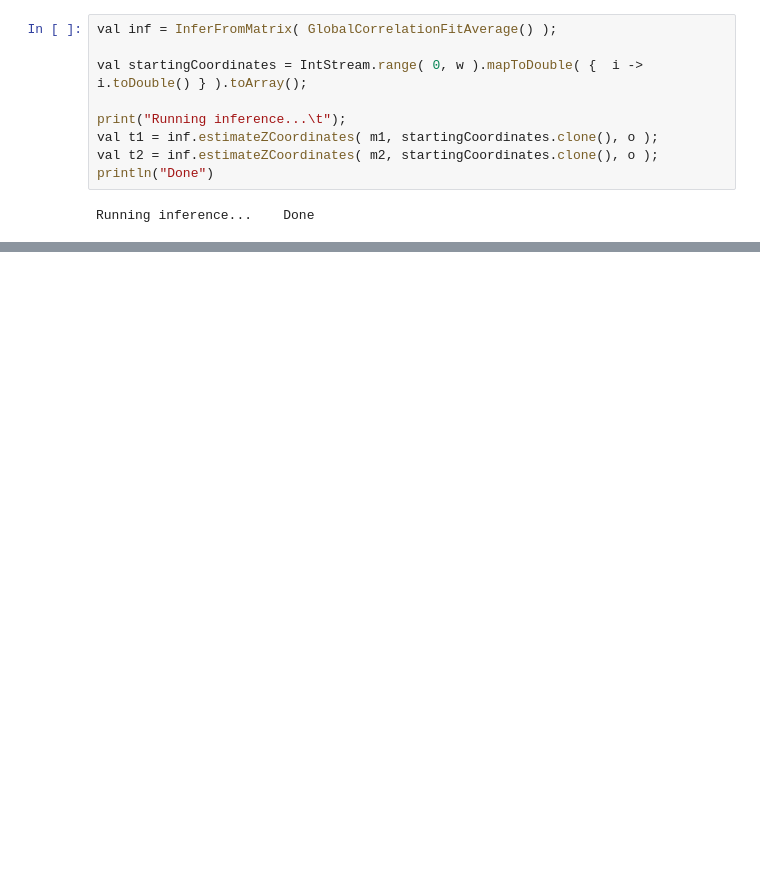
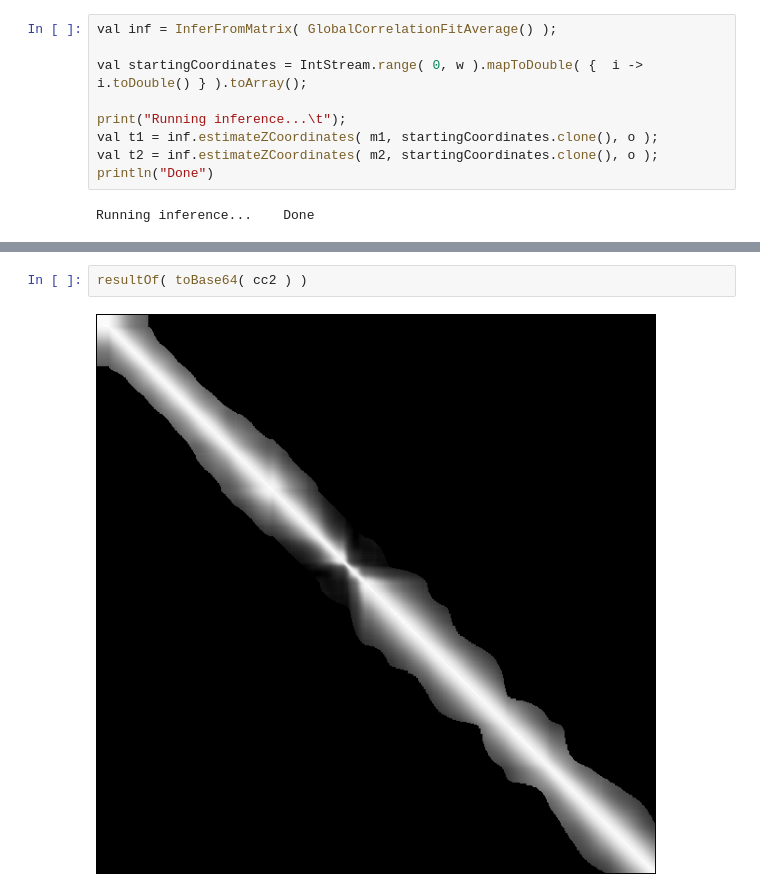
Before and after one commit to hanslovsky/z-spacing-experiments, a Jupyter notebook: ipynb/wipeout-experiment/wipeout-experiment.ipynb, the cells around one changed output, grey strips where cells are left out. Saved outputs shown, nothing was run; the diff lists cells and outputs as text; blank space fills up the shorter version.

```diff
--- a/ipynb/wipeout-experiment/wipeout-experiment.ipynb
+++ b/ipynb/wipeout-experiment/wipeout-experiment.ipynb
@@ -130,0 +125,4 @@ true
+# %%
+resultOf( toBase64( cc2 ) )
+# %% [output]
+[figure, added]
```
Also changed, not shown: parts of 16 cells of this notebook.
